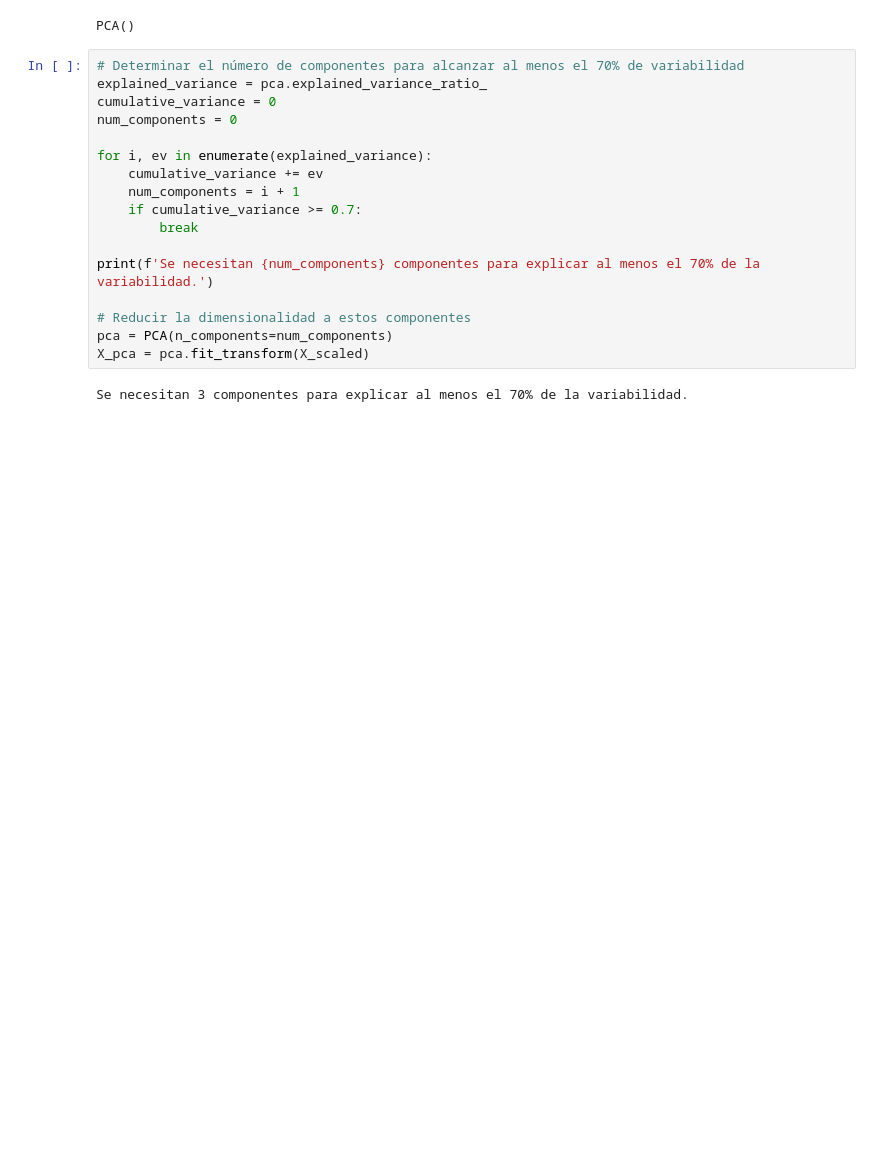
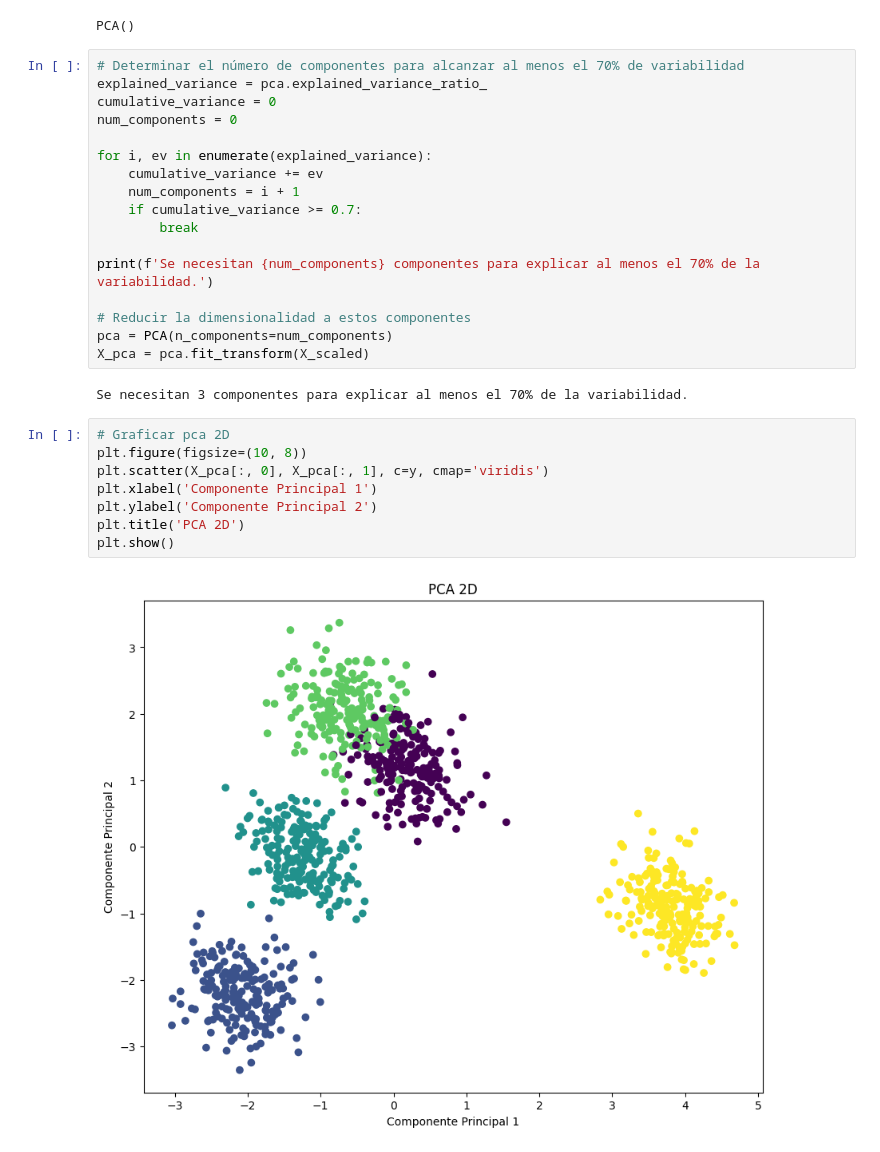
Before and after one commit to davidlealo/tallermodelosnosupervisados, a Jupyter notebook: taller_v1.ipynb, the cells around one changed output. Saved outputs shown, nothing was run; the diff lists cells and outputs as text; blank space fills up the shorter version.

```diff
--- a/taller_v1.ipynb
+++ b/taller_v1.ipynb
@@ -106,3 +106,13 @@ pca = PCA(n_components=num_components)
 X_pca = pca.fit_transform(X_scaled)
 # %% [output]
 Se necesitan 3 componentes para explicar al menos el 70% de la variabilidad.
+# %%
+# Graficar pca 2D
+plt.figure(figsize=(10, 8))
+plt.scatter(X_pca[:, 0], X_pca[:, 1], c=y, cmap='viridis')
+plt.xlabel('Componente Principal 1')
+plt.ylabel('Componente Principal 2')
+plt.title('PCA 2D')
+plt.show()
+# %% [output]
+[figure, added]
```
Also changed, not shown: parts of 8 cells of this notebook.
